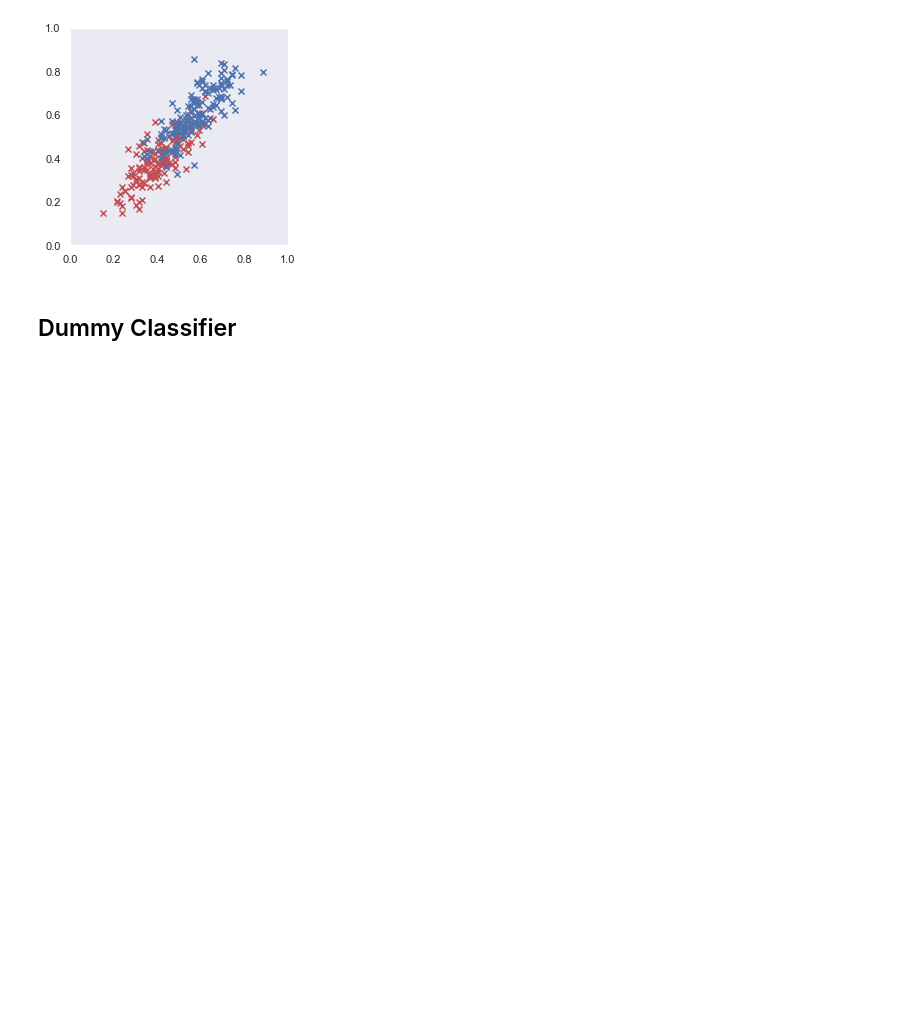
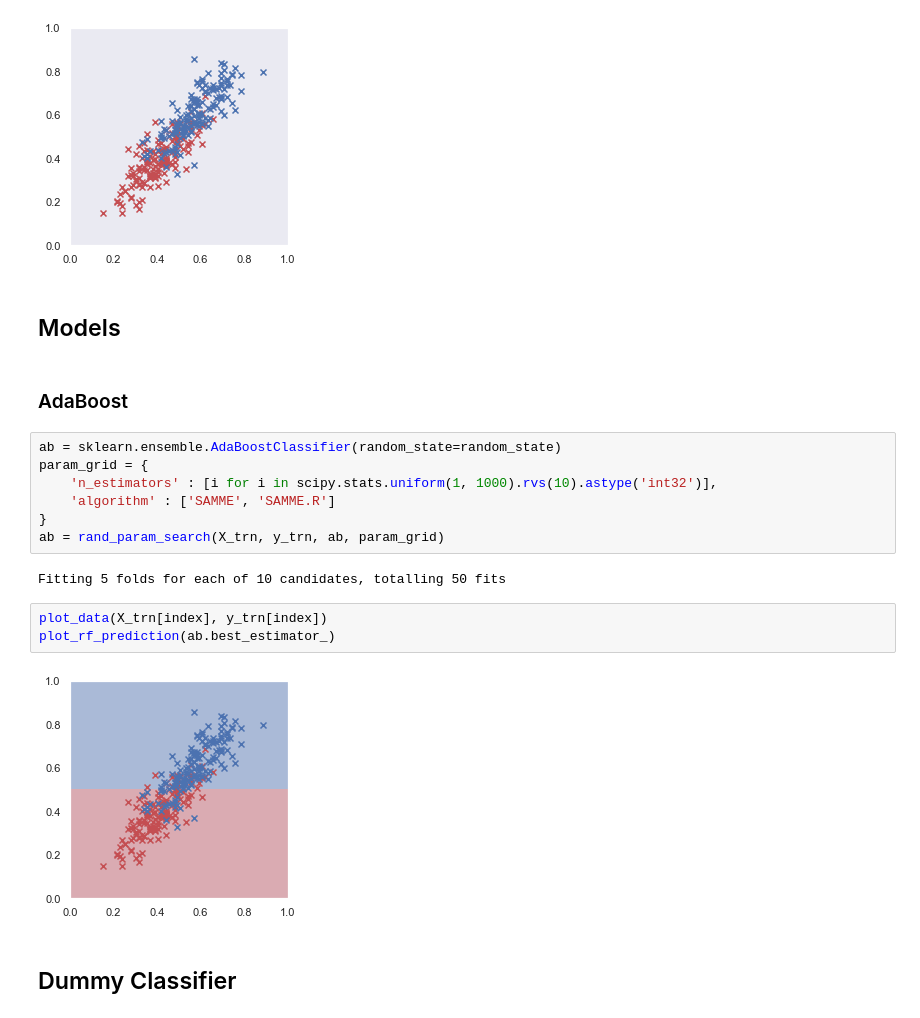
Before and after one commit to rmanaem/esports-prediction, a Jupyter notebook: src/training.ipynb, the cells around one changed output. Drawn from its saved outputs; the diff is of its cells as text; blank space fills up the shorter version.

Commit message:
Implemented AdaBoost model

```diff
--- a/src/training.ipynb
+++ b/src/training.ipynb
@@ -164,6 +164,24 @@ X_trn, X_tst = scale_data(X_trn, X_tst)
 plot_data(X_trn[index], y_trn[index])
 # %% [output]
 [figure]
+# %% [markdown]
+## Models
+# %% [markdown]
+### AdaBoost
+# %%
+ab = sklearn.ensemble.AdaBoostClassifier(random_state=random_state)
+param_grid = {
+    'n_estimators' : [i for i in scipy.stats.uniform(1, 1000).rvs(10).astype('int32')],
+    'algorithm' : ['SAMME', 'SAMME.R']
+}
+ab = rand_param_search(X_trn, y_trn, ab, param_grid)
+# %% [output]
+Fitting 5 folds for each of 10 candidates, totalling 50 fits
+# %%
+plot_data(X_trn[index], y_trn[index])
+plot_rf_prediction(ab.best_estimator_)
+# %% [output]
+[figure, added]
 # %% [markdown]
 ## Dummy Classifier
 # %%
```
